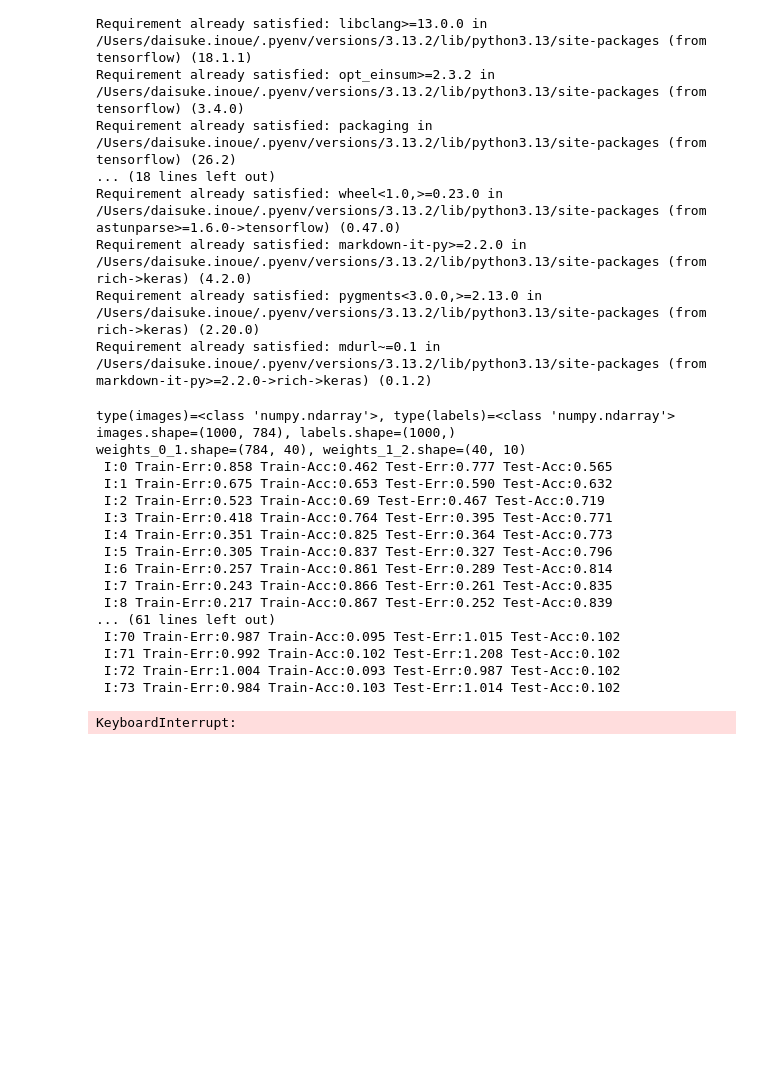
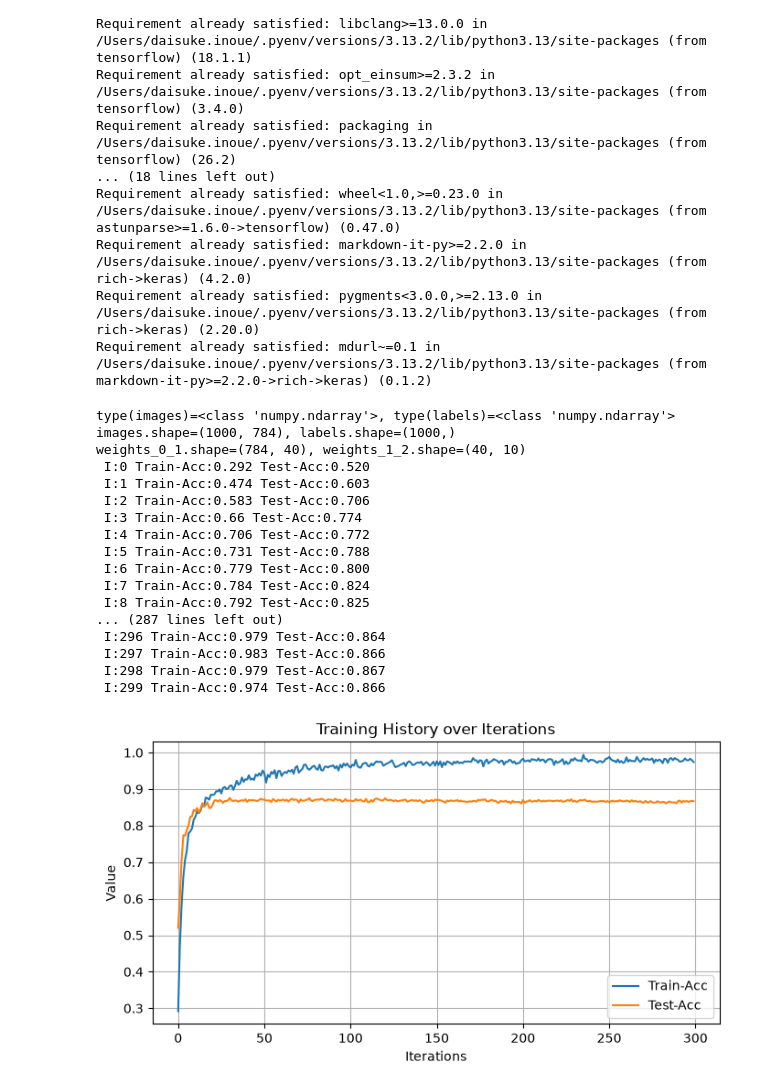
Before and after one commit to taisyo7333/grokking-deep-learning, a Jupyter notebook: 9/9-9-minist.ipynb, the cells around one changed output. Cells and saved outputs as stored; diff of their text form; code cells hidden in the pictures; blank space fills up the shorter version.

```diff
--- a/9/9-9-minist.ipynb
+++ b/9/9-9-minist.ipynb
@@ -140,51 +140,45 @@ for j in range(iterations):
         layer_1 = relu(np.dot(layer_0, weights_0_1))
         layer_2 = softmax(np.dot(layer_1, weights_1_2))
 
         test_err += np.sum((layer_2 - test_labels[i:i+1]) ** 2)
         test_acc += int(np.argmax(layer_2) == np.argmax(test_labels[i:i+1]))
 
     sys.stdout.write(
         " I:" + str(j) + \
-        " Train-Err:" + str(train_err / float(len(images)))[0:5] + \
         " Train-Acc:" + str(train_acc / float(len(images)))[0:5] + \
-        " Test-Err:" + str(test_err / float(len(test_images)))[0:5] + \
         " Test-Acc:" + str(test_acc / float(len(test_images)))[0:5]
     )
     sys.stdout.write("\n")
 
     # matplotlib
-    train_error.append(train_err / float(len(images)))
     train_accuracy.append(train_acc / float(len(images)))
-    test_error.append(test_err / float(len(test_images)))
     test_accuracy.append(test_acc / float(len(test_images)))
 
 plt.figure(figsize=(8, 4))
-plt.plot(train_error, label="Train-Err")
 plt.plot(train_accuracy, label="Train-Acc")
-plt.plot(test_error, label="Test-Err")
 plt.plot(test_accuracy, label="Test-Acc")
 plt.xlabel("Iterations")
 plt.ylabel("Value")
 plt.title("Training History over Iterations")
 plt.legend()
 plt.grid(True)
 plt.show()
 # %% [output]
 type(images)=<class 'numpy.ndarray'>, type(labels)=<class 'numpy.ndarray'>
 images.shape=(1000, 784), labels.shape=(1000,)
 weights_0_1.shape=(784, 40), weights_1_2.shape=(40, 10)
- I:0 Train-Err:0.858 Train-Acc:0.462 Test-Err:0.777 Test-Acc:0.565
- I:1 Train-Err:0.675 Train-Acc:0.653 Test-Err:0.590 Test-Acc:0.632
- I:2 Train-Err:0.523 Train-Acc:0.69 Test-Err:0.467 Test-Acc:0.719
- I:3 Train-Err:0.418 Train-Acc:0.764 Test-Err:0.395 Test-Acc:0.771
- I:4 Train-Err:0.351 Train-Acc:0.825 Test-Err:0.364 Test-Acc:0.773
- I:5 Train-Err:0.305 Train-Acc:0.837 Test-Err:0.327 Test-Acc:0.796
- I:6 Train-Err:0.257 Train-Acc:0.861 Test-Err:0.289 Test-Acc:0.814
- I:7 Train-Err:0.243 Train-Acc:0.866 Test-Err:0.261 Test-Acc:0.835
- I:8 Train-Err:0.217 Train-Acc:0.867 Test-Err:0.252 Test-Acc:0.839
-... (61 lines left out)
- I:70 Train-Err:0.987 Train-Acc:0.095 Test-Err:1.015 Test-Acc:0.102
- I:71 Train-Err:0.992 Train-Acc:0.102 Test-Err:1.208 Test-Acc:0.102
- I:72 Train-Err:1.004 Train-Acc:0.093 Test-Err:0.987 Test-Acc:0.102
- I:73 Train-Err:0.984 Train-Acc:0.103 Test-Err:1.014 Test-Acc:0.102
+ I:0 Train-Acc:0.292 Test-Acc:0.520
+ I:1 Train-Acc:0.474 Test-Acc:0.603
+ I:2 Train-Acc:0.583 Test-Acc:0.706
+ I:3 Train-Acc:0.66 Test-Acc:0.774
+ I:4 Train-Acc:0.706 Test-Acc:0.772
+ I:5 Train-Acc:0.731 Test-Acc:0.788
+ I:6 Train-Acc:0.779 Test-Acc:0.800
+ I:7 Train-Acc:0.784 Test-Acc:0.824
+ I:8 Train-Acc:0.792 Test-Acc:0.825
+... (287 lines left out)
+ I:296 Train-Acc:0.979 Test-Acc:0.864
+ I:297 Train-Acc:0.983 Test-Acc:0.866
+ I:298 Train-Acc:0.979 Test-Acc:0.867
+ I:299 Train-Acc:0.974 Test-Acc:0.866
-KeyboardInterrupt:
+[figure, added]
```
Also changed, not shown: 2 other files.
